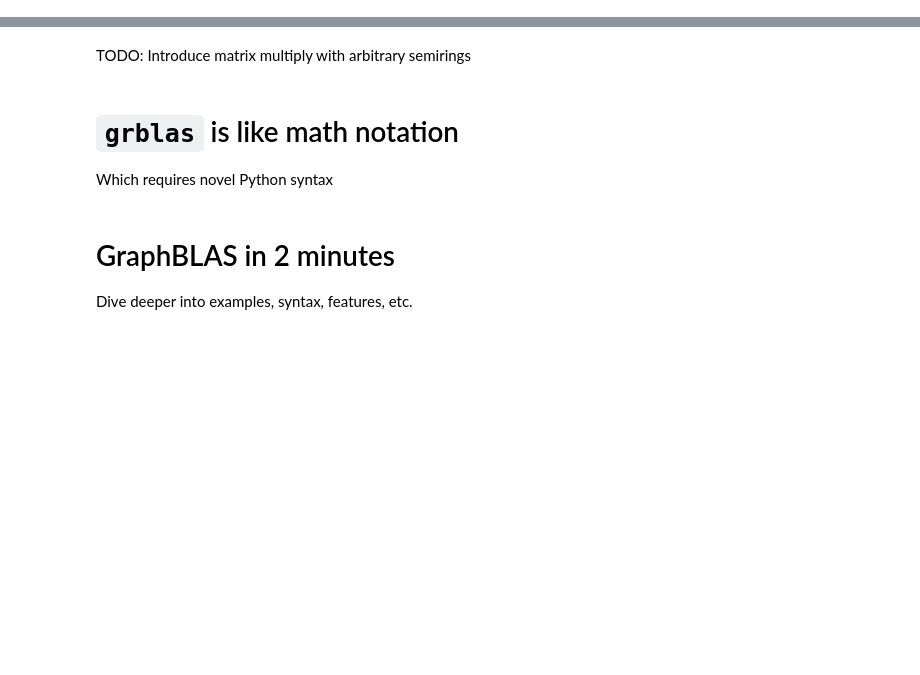
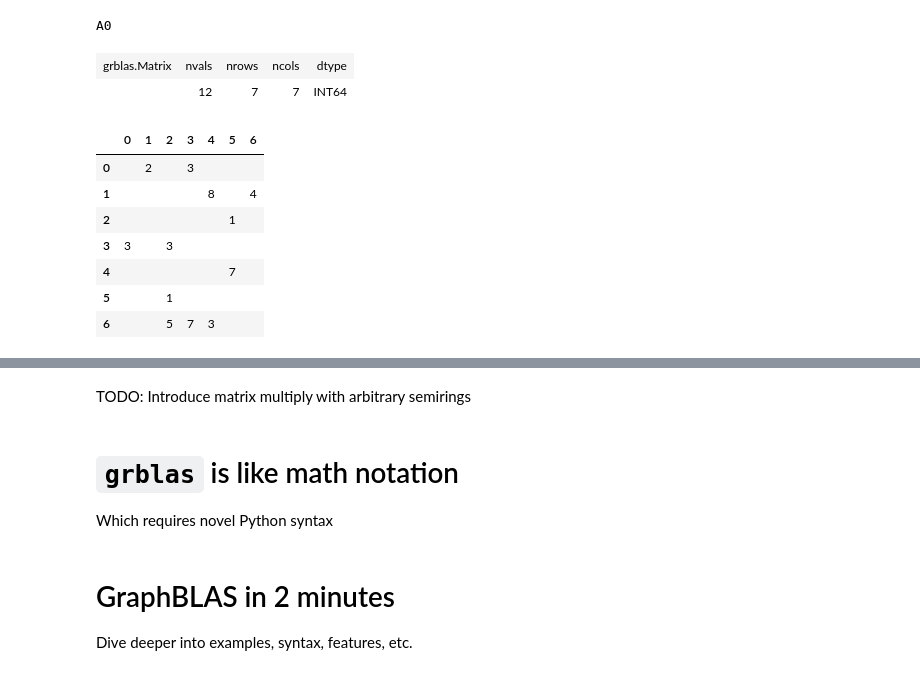
Before and after one commit to eriknw/graphblas_poster, a Jupyter notebook: graphblas_poster.ipynb, the cells around one changed output, grey strips where cells are left out. Cells and saved outputs as stored; diff of their text form; code cells hidden in the pictures; blank space fills up the shorter version.

```diff
--- a/graphblas_poster.ipynb
+++ b/graphblas_poster.ipynb
@@ -15,0 +30,14 @@ from grblas import Matrix, Vector, Recorder
+# %%
+A  # click on my output!
+# %% [output]
+A0
+| grblas.Matrix | nvals | nrows | ncols | dtype |
+|  | 12 | 7 | 7 | INT64 |
+|  | 0 | 1 | 2 | 3 | 4 | 5 | 6 |
+| 0 |  | 2 |  | 3 |  |  |  |
+| 1 |  |  |  |  | 8 |  | 4 |
+| 2 |  |  |  |  |  | 1 |  |
+| 3 | 3 |  | 3 |  |  |  |  |
+| 4 |  |  |  |  |  | 7 |  |
+| 5 |  |  | 1 |  |  |  |  |
+| 6 |  |  | 5 | 7 | 3 |  |  |
```
Also changed, not shown: parts of 16 cells of this notebook, 1 other file.
